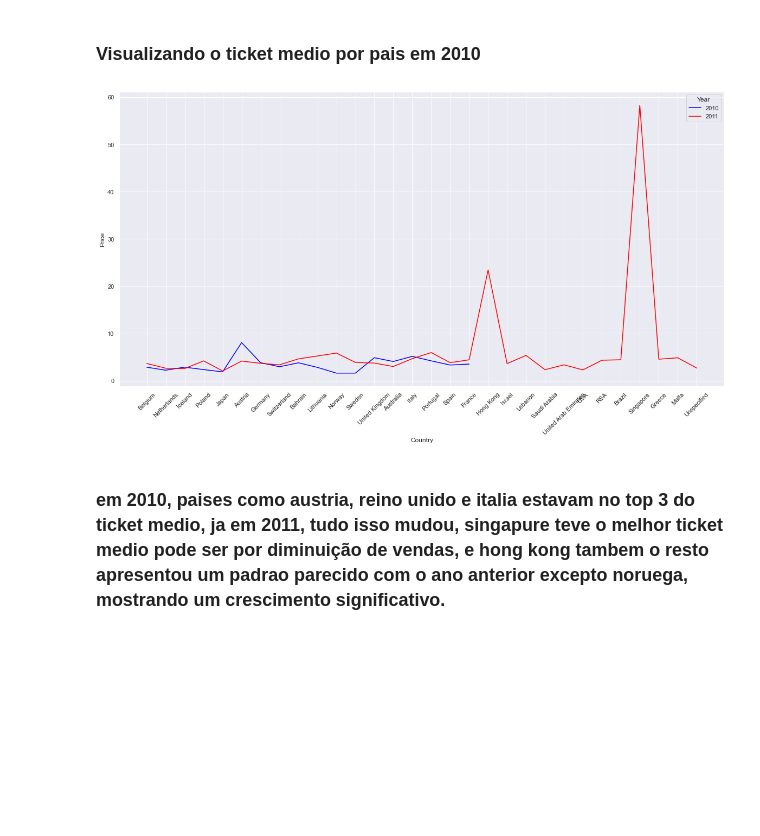
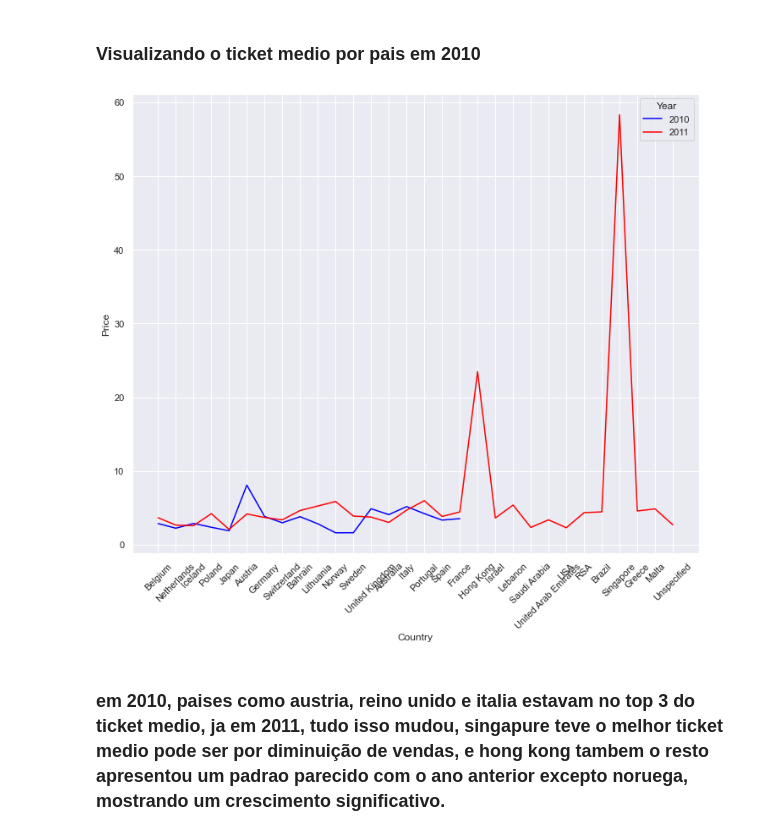
Before and after one commit to Davidjr2889/Davidjr2889, a Jupyter notebook: Dataset_manfing.ipynb, the cells around one changed output. Saved outputs shown, nothing was run; the diff lists cells and outputs as text; code cells hidden in the pictures; blank space fills up the shorter version.

```diff
--- a/Dataset_manfing.ipynb
+++ b/Dataset_manfing.ipynb
@@ -562,0 +603,6 @@ df3[['Quantity','Price']].describe()
+# %%
+# Preços por Continente/Regiao no ano 2010
+plt.figure(figsize =(12,10))
+plt.xticks(rotation=45)
+sns.set_theme(style = 'darkgrid')
+sns.lineplot(data=aux_x,x='Zoning', y='Total_pedidos', hue='Year',palette=['blue','red'],ci=False);
@@ -562,0 +617,6 @@ df3[['Quantity','Price']].describe()
+# %%
+# Preços por Continente/Regiao no ano 2010
+plt.figure(figsize =(20,10))
+plt.xticks(rotation=45)
+sns.set_theme(style = 'darkgrid')
+sns.lineplot(data=aux_x,x='Country', y='Total_pedidos', hue='Year',palette=['blue','red'],ci=False);
@@ -562,0 +632,6 @@ df3[['Quantity','Price']].describe()
+# %%
+# Preços por Continente/Regiao no ano 2010
+plt.figure(figsize =(16,10))
+plt.xticks(rotation=45)
+sns.set_theme(style = 'darkgrid')
+sns.lineplot(data=aux_x,x='Zoning', y='Total_acumulado', hue='Year',palette=['blue','red'],ci=False);
@@ -562,0 +645,6 @@ df3[['Quantity','Price']].describe()
+# %%
+# Preços por Continente/Regiao no ano 2010
+plt.figure(figsize =(16,10))
+plt.xticks(rotation=45)
+sns.set_theme(style = 'darkgrid')
+sns.lineplot(data=aux_x,x='Country', y='Total_acumulado', hue='Year',palette=['blue','red'],ci=False);
@@ -626,11 +731,11 @@ sns.lineplot(data=valor_tm,x='Zoning', y='Price',hue='Year', palette=['blue','re
 ### Visualizando o ticket medio por pais em 2010
 # %%
 # Ticket medio por Paises no ano 2010
-plt.figure(figsize =(20,10))
+plt.figure(figsize =(12,10))
 plt.xticks(rotation=45)
 sns.set_theme(style = 'darkgrid')
 sns.lineplot(data=valor_tm,x='Country', y='Price',hue='Year', palette=['blue','red'],ci=False);
 # %% [output]
-[figure, old version]
+[figure, new version]
 # %% [markdown]
 ### em 2010, paises como austria, reino unido e italia estavam no top 3 do ticket medio, ja em 2011, tudo isso mudou, singapure teve o melhor ticket medio pode ser por diminuição de vendas, e hong kong tambem o resto apresentou um padrao parecido com o ano anterior excepto noruega, mostrando um crescimento significativo.
```
Also changed, not shown: parts of 99 cells of this notebook.
